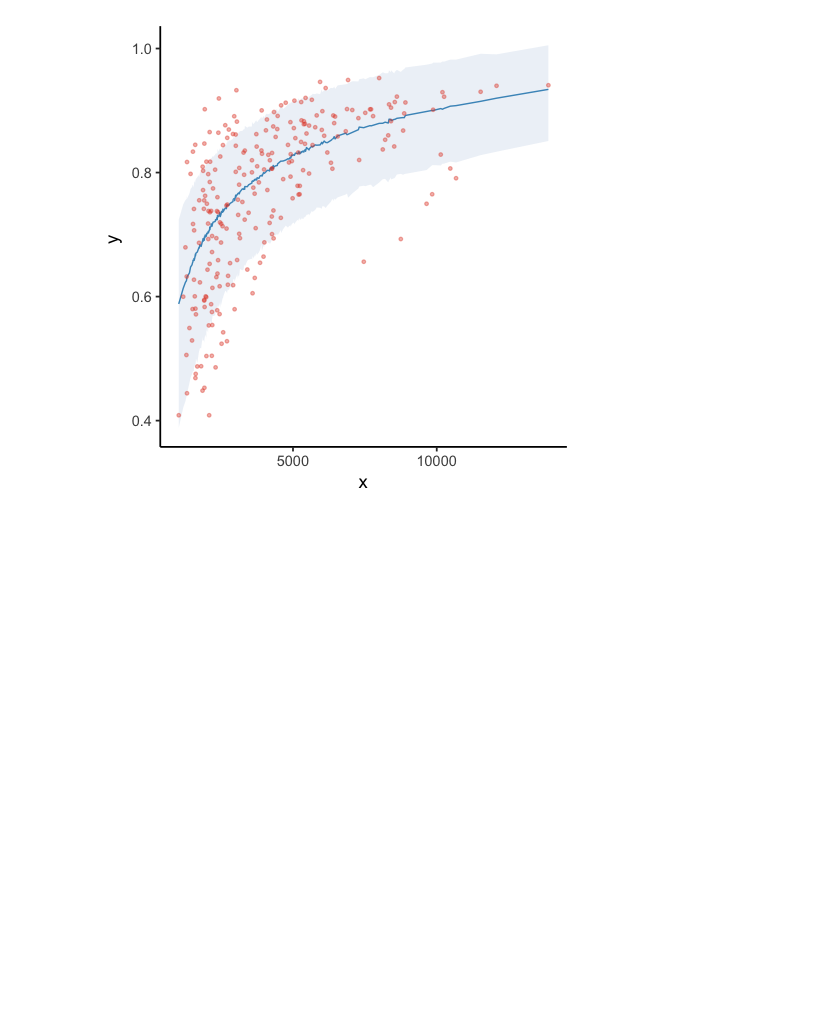
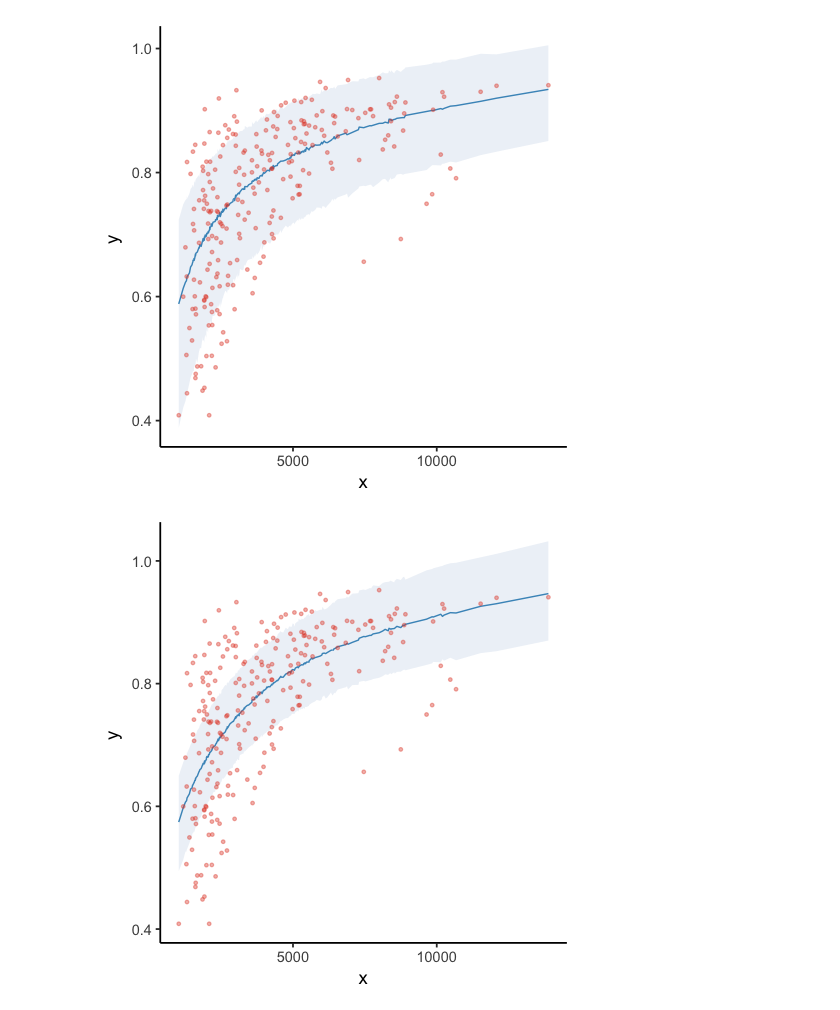
Before and after one commit to sdaza/lambda, a Jupyter notebook: notebooks/stan_toy_examples.ipynb, the cells around one changed output. Drawn from its saved outputs; the diff is of its cells as text; code cells hidden in the pictures; blank space fills up the shorter version.

```diff
--- a/notebooks/stan_toy_examples.ipynb
+++ b/notebooks/stan_toy_examples.ipynb
@@ -508,0 +511,4 @@ plot_posterior_w(models, w, data$x, data$y)
+# %%
+plot_posterior_w(models, rep(1/3, 3), data$x, data$y)
+# %% [output]
+[figure, added]
```
Also changed, not shown: parts of 1 cell of this notebook.
